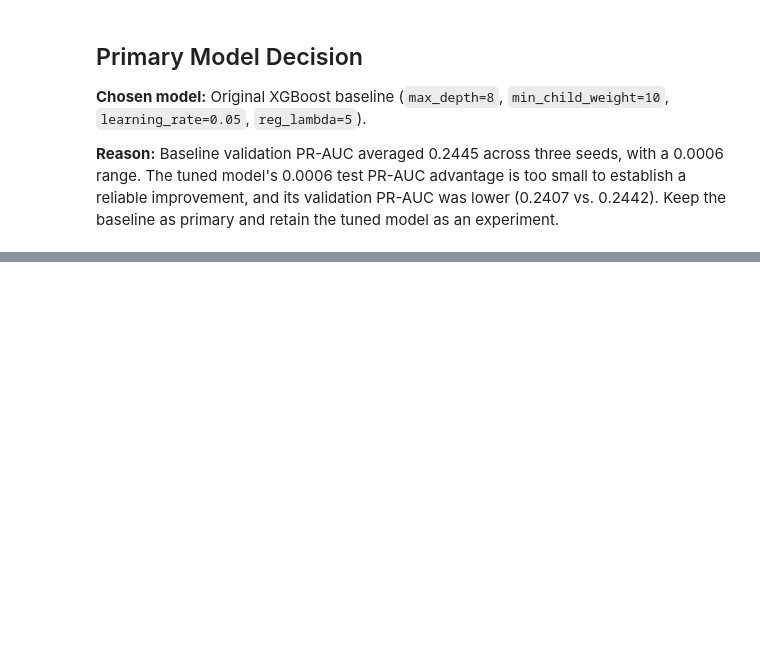
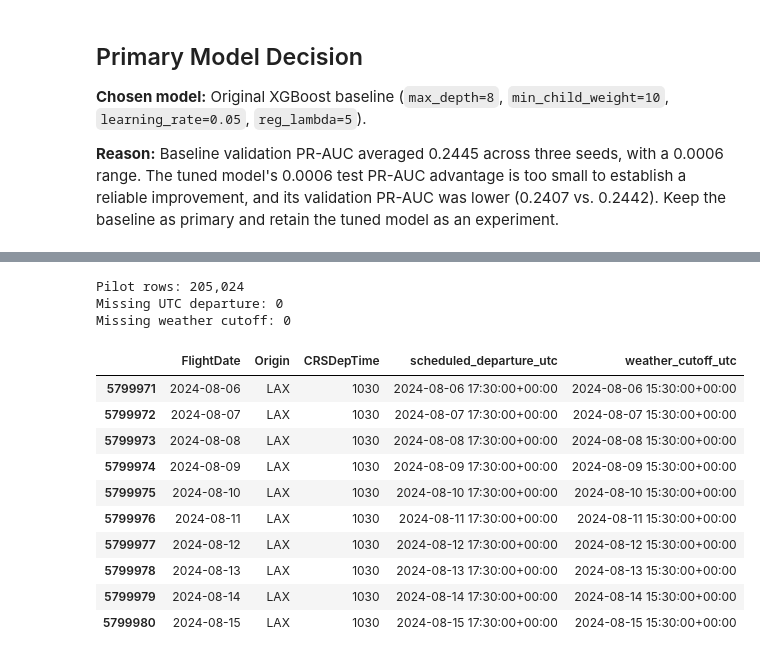
Before and after one commit to devlprkhan/flightdelay-intelligence, a Jupyter notebook: src/notebooks/flight_delay_predV1.3.ipynb, the cells around one changed output, grey strips where cells are left out. Drawn from its saved outputs; the diff is of its cells as text; code cells hidden in the pictures; blank space fills up the shorter version.

```diff
--- a/src/notebooks/flight_delay_predV1.3.ipynb
+++ b/src/notebooks/flight_delay_predV1.3.ipynb
@@ -619,0 +622,15 @@ Range width: 0.0006
+# %%
+# Weather pilot: August 2024, using the 10 busiest origin airports
+
+pilot_month = df.loc[df["FlightDate"].dt.month == 8].copy()
+
+airport_counts = (
+    pilot_month["Origin"]
+    .value_counts()
+    .head(10)
+    .rename_axis("Origin")
+    .reset_index(name="flight_count")
+)
+
+print(f"August 2024 flight rows: {len(pilot_month):,}")
+display(airport_counts)
@@ -619,0 +862,58 @@ Range width: 0.0006
+# %%
+# Build scheduled departure timestamps and T-2h weather cutoffs in UTC
+
+utc_departures = pd.Series(
+    pd.NaT,
+    index=pilot_flights.index,
+    dtype="datetime64[ns, UTC]",
+)
+
+for airport, timezone in airport_timezones.items():
+    mask = pilot_flights["Origin"].eq(airport)
+
+    hhmm = pilot_flights.loc[mask, "CRSDepTime"].astype(int)
+
+    local_naive = (
+        pilot_flights.loc[mask, "FlightDate"].dt.normalize()
+        + pd.to_timedelta(hhmm // 100, unit="h")
+        + pd.to_timedelta(hhmm % 100, unit="m")
+    )
+
+    local_aware = local_naive.dt.tz_localize(
+        timezone,
+        ambiguous="NaT",
+        nonexistent="NaT",
+    )
+
+    utc_departures.loc[mask] = local_aware.dt.tz_convert("UTC")
+
+pilot_flights["scheduled_departure_utc"] = utc_departures
+pilot_flights["weather_cutoff_utc"] = (
+    pilot_flights["scheduled_departure_utc"] - pd.Timedelta(hours=2)
+)
+
+print(f"Pilot rows: {len(pilot_flights):,}")
+print(f"Missing UTC departure: {utc_departures.isna().sum():,}")
+print(f"Missing weather cutoff: {pilot_flights['weather_cutoff_utc'].isna().sum():,}")
+
+display(
+    pilot_flights[
+        ["FlightDate", "Origin", "CRSDepTime",
+         "scheduled_departure_utc", "weather_cutoff_utc"]
+    ].head(10)
+)
+# %% [output]
+Pilot rows: 205,024
+Missing UTC departure: 0
+Missing weather cutoff: 0
+|  | FlightDate | Origin | CRSDepTime | scheduled_departure_utc | weather_cutoff_utc |
+| 5799971 | 2024-08-06 | LAX | 1030 | 2024-08-06 17:30:00+00:00 | 2024-08-06 15:30:00+00:00 |
+| 5799972 | 2024-08-07 | LAX | 1030 | 2024-08-07 17:30:00+00:00 | 2024-08-07 15:30:00+00:00 |
+| 5799973 | 2024-08-08 | LAX | 1030 | 2024-08-08 17:30:00+00:00 | 2024-08-08 15:30:00+00:00 |
+| 5799974 | 2024-08-09 | LAX | 1030 | 2024-08-09 17:30:00+00:00 | 2024-08-09 15:30:00+00:00 |
+| 5799975 | 2024-08-10 | LAX | 1030 | 2024-08-10 17:30:00+00:00 | 2024-08-10 15:30:00+00:00 |
+| 5799976 | 2024-08-11 | LAX | 1030 | 2024-08-11 17:30:00+00:00 | 2024-08-11 15:30:00+00:00 |
+| 5799977 | 2024-08-12 | LAX | 1030 | 2024-08-12 17:30:00+00:00 | 2024-08-12 15:30:00+00:00 |
+| 5799978 | 2024-08-13 | LAX | 1030 | 2024-08-13 17:30:00+00:00 | 2024-08-13 15:30:00+00:00 |
+| 5799979 | 2024-08-14 | LAX | 1030 | 2024-08-14 17:30:00+00:00 | 2024-08-14 15:30:00+00:00 |
+| 5799980 | 2024-08-15 | LAX | 1030 | 2024-08-15 17:30:00+00:00 | 2024-08-15 15:30:00+00:00 |
```
Also changed, not shown: parts of 11 cells of this notebook.
